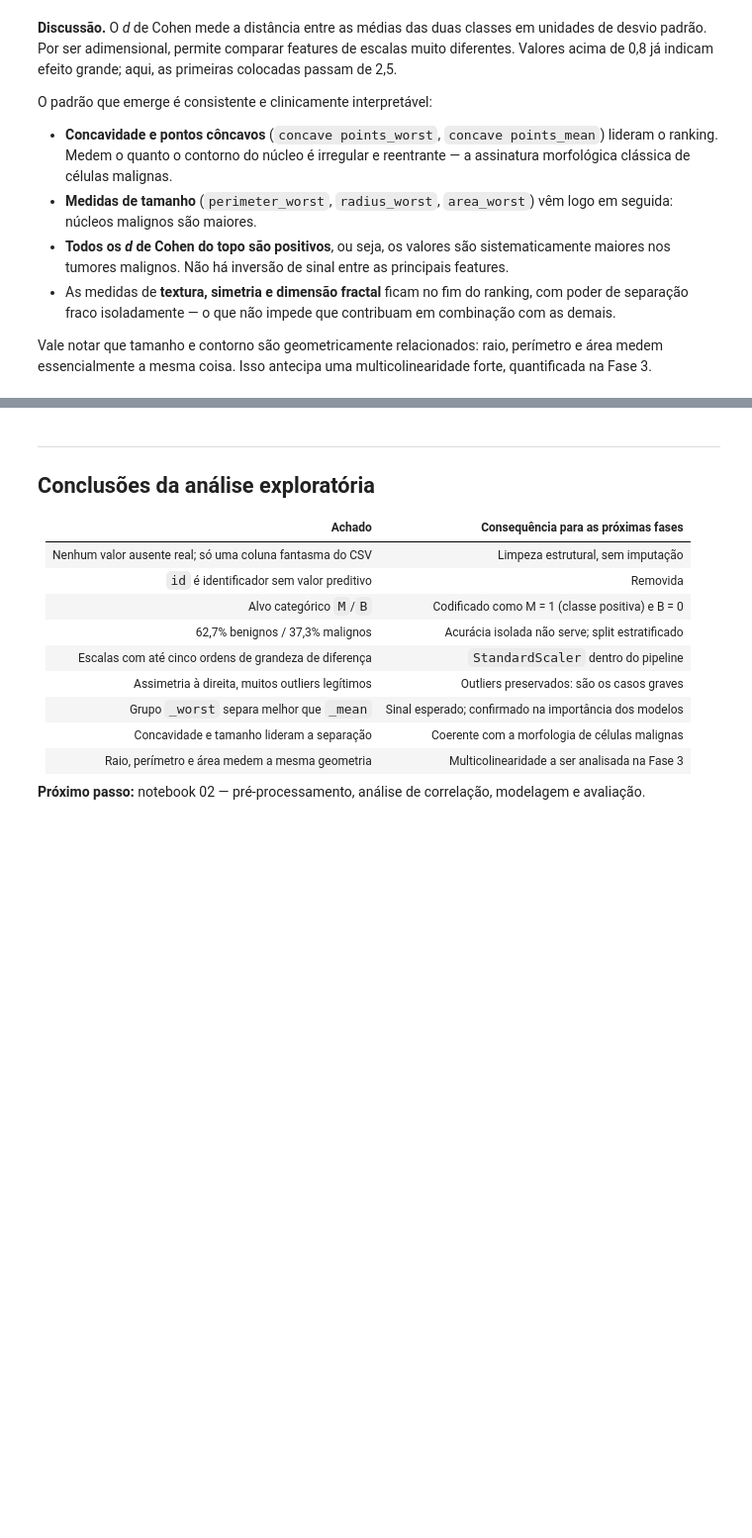
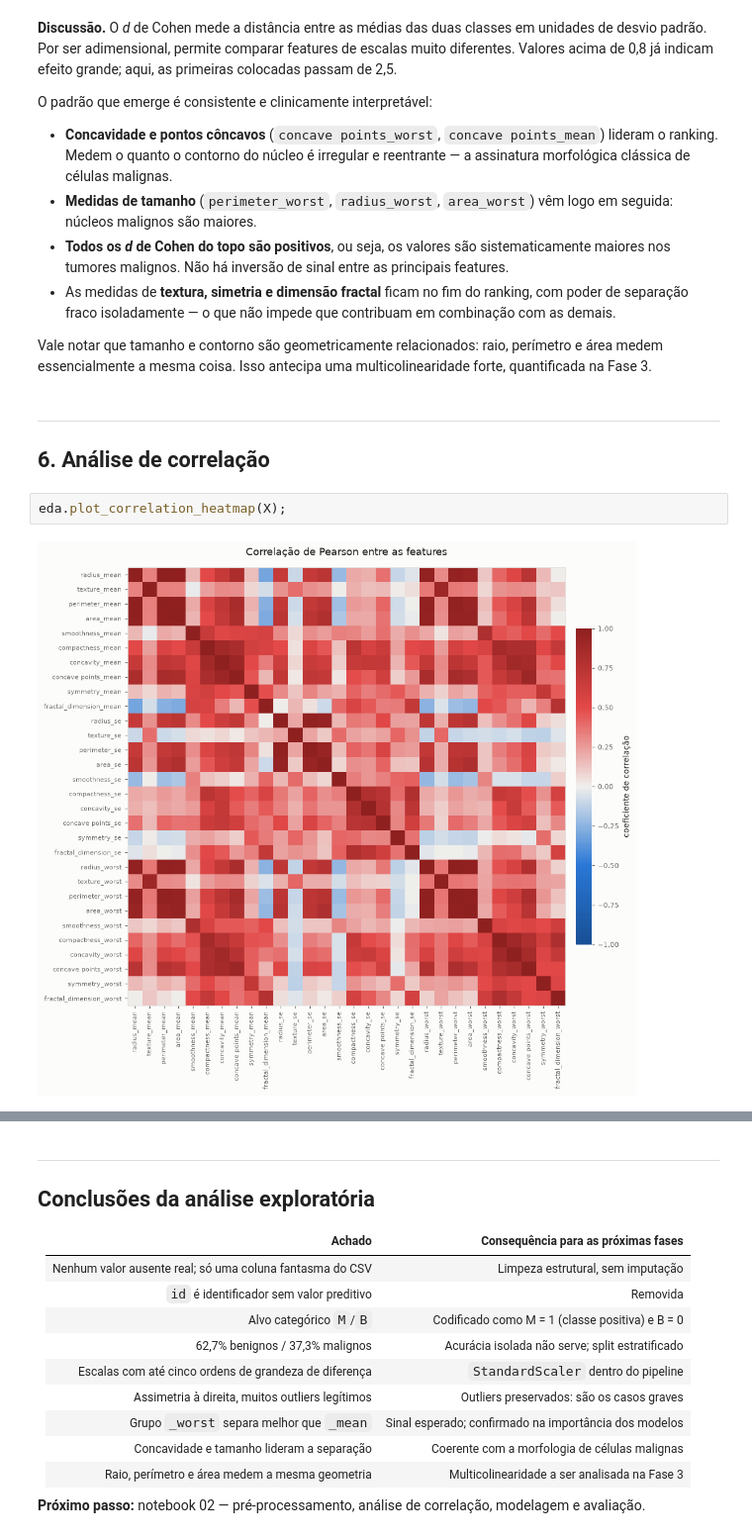
Before and after one commit to gustavofks/ML-breast-cancer, a Jupyter notebook: notebooks/01_exploratory_analysis.ipynb, the cells around one changed output, grey strips where cells are left out. Shown at 99% size. Cells and saved outputs as stored; diff of their text form; blank space fills up the shorter version.

Commit message:
feat: add preprocessing pipeline and correlation analysis

```diff
--- a/notebooks/01_exploratory_analysis.ipynb
+++ b/notebooks/01_exploratory_analysis.ipynb
@@ -250,3 +250,10 @@ O padrão que emerge é consistente e clinicamente interpretável:
 
 Vale notar que tamanho e contorno são geometricamente relacionados: raio, perímetro e área medem
 essencialmente a mesma coisa. Isso antecipa uma multicolinearidade forte, quantificada na Fase 3.
+# %% [markdown]
+---
+## 6. Análise de correlação
+# %%
+eda.plot_correlation_heatmap(X);
+# %% [output]
+[figure, added]
```
Also changed, not shown: parts of 10 cells of this notebook, 7 other files.
